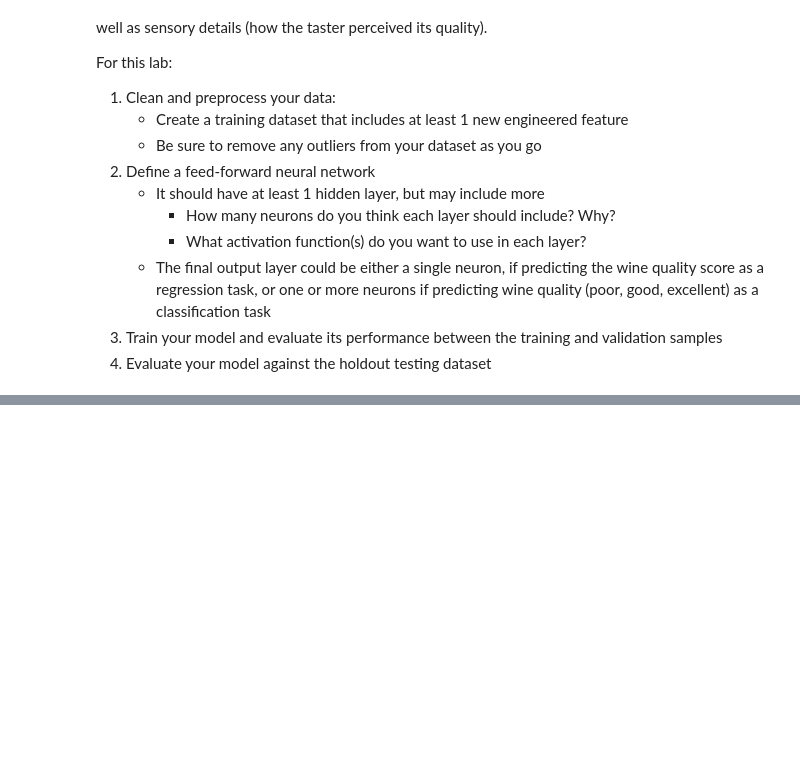
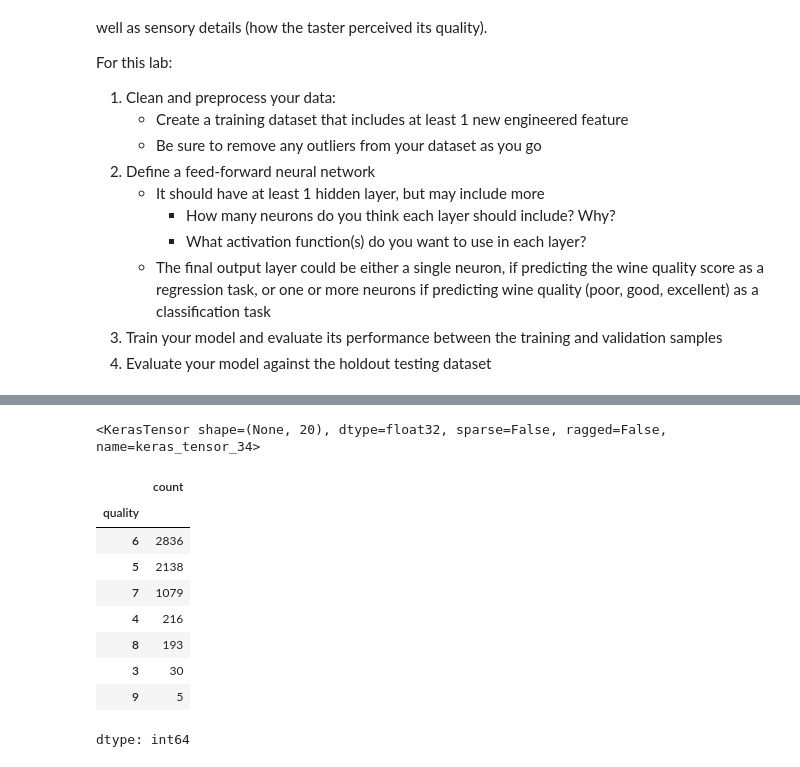
Before and after one commit to wetherc/data-2000, a Jupyter notebook: labs/060_neural-networks.ipynb, the cells around one changed output, grey strips where cells are left out. Cells and saved outputs as stored; diff of their text form; code cells hidden in the pictures; blank space fills up the shorter version.

```diff
--- a/labs/060_neural-networks.ipynb
+++ b/labs/060_neural-networks.ipynb
@@ -327,0 +407,4 @@ print(wine_quality.variables)
+# %%
+hidden_layer_1
+# %% [output]
+<KerasTensor shape=(None, 20), dtype=float32, sparse=False, ragged=False, name=keras_tensor_34>
@@ -327,0 +429,13 @@ print(wine_quality.variables)
+# %%
+data["quality"].value_counts()
+# %% [output]
+|  | count |
+| quality |  |
+| 6 | 2836 |
+| 5 | 2138 |
+| 7 | 1079 |
+| 4 | 216 |
+| 8 | 193 |
+| 3 | 30 |
+| 9 | 5 |
+dtype: int64
```
Also changed, not shown: parts of 15 cells of this notebook.
